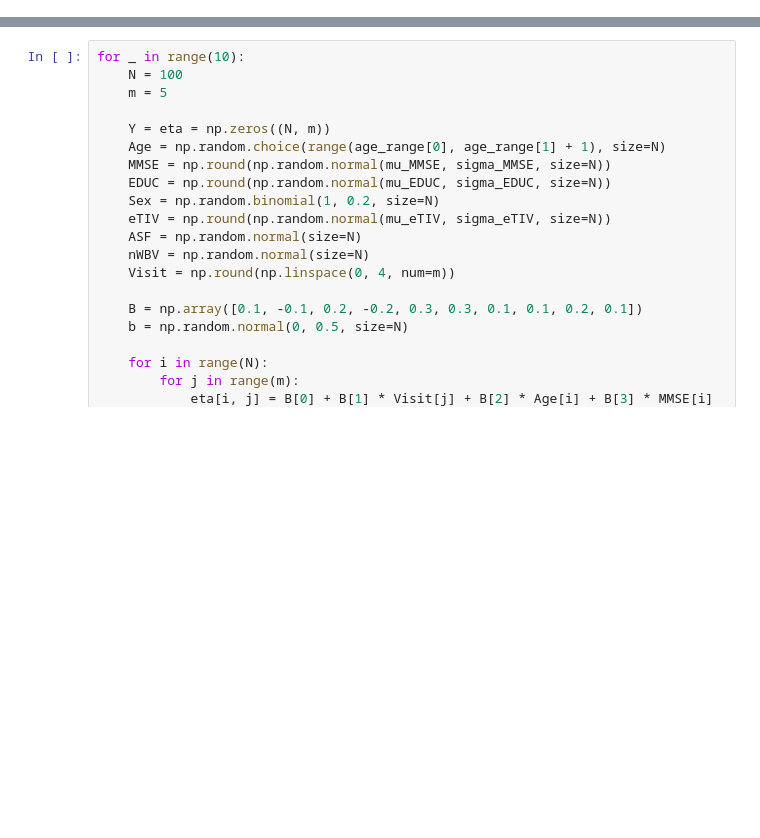
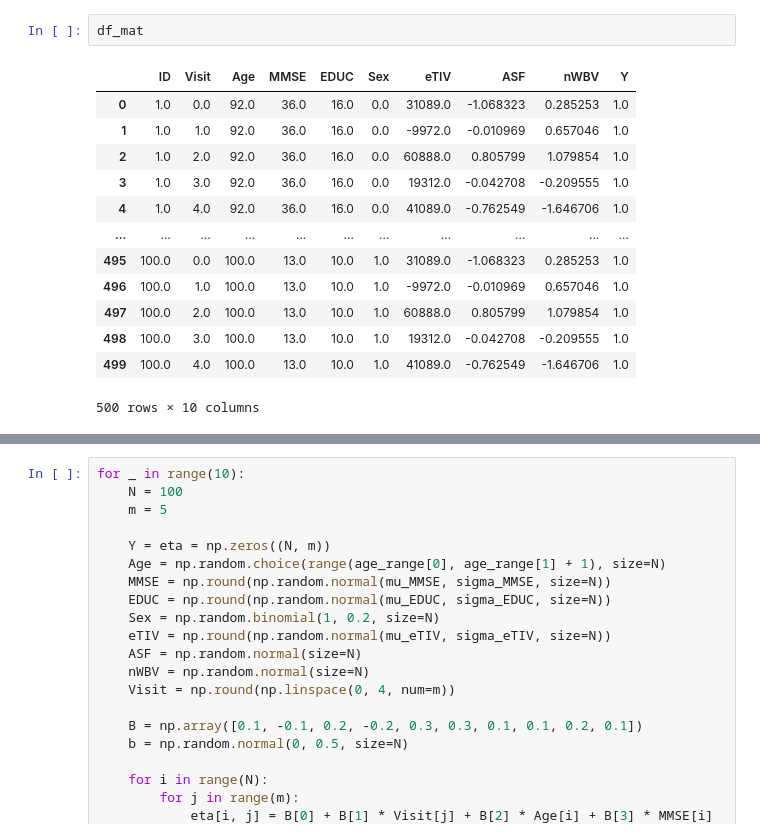
Before and after one commit to amyrmahdy/oasis-brain-project, a Jupyter notebook: data_simulation.ipynb, the cells around one changed output, grey strips where cells are left out. Drawn from its saved outputs; the diff is of its cells as text; blank space fills up the shorter version.

```diff
--- a/data_simulation.ipynb
+++ b/data_simulation.ipynb
@@ -80,0 +77,16 @@ for i in range(N):
+# %%
+df_mat
+# %% [output]
+|  | ID | Visit | Age | MMSE | EDUC | Sex | eTIV | ASF | nWBV | Y |
+| 0 | 1.0 | 0.0 | 92.0 | 36.0 | 16.0 | 0.0 | 31089.0 | -1.068323 | 0.285253 | 1.0 |
+| 1 | 1.0 | 1.0 | 92.0 | 36.0 | 16.0 | 0.0 | -9972.0 | -0.010969 | 0.657046 | 1.0 |
+| 2 | 1.0 | 2.0 | 92.0 | 36.0 | 16.0 | 0.0 | 60888.0 | 0.805799 | 1.079854 | 1.0 |
+| 3 | 1.0 | 3.0 | 92.0 | 36.0 | 16.0 | 0.0 | 19312.0 | -0.042708 | -0.209555 | 1.0 |
+| 4 | 1.0 | 4.0 | 92.0 | 36.0 | 16.0 | 0.0 | 41089.0 | -0.762549 | -1.646706 | 1.0 |
+| ... | ... | ... | ... | ... | ... | ... | ... | ... | ... | ... |
+| 495 | 100.0 | 0.0 | 100.0 | 13.0 | 10.0 | 1.0 | 31089.0 | -1.068323 | 0.285253 | 1.0 |
+| 496 | 100.0 | 1.0 | 100.0 | 13.0 | 10.0 | 1.0 | -9972.0 | -0.010969 | 0.657046 | 1.0 |
+| 497 | 100.0 | 2.0 | 100.0 | 13.0 | 10.0 | 1.0 | 60888.0 | 0.805799 | 1.079854 | 1.0 |
+| 498 | 100.0 | 3.0 | 100.0 | 13.0 | 10.0 | 1.0 | 19312.0 | -0.042708 | -0.209555 | 1.0 |
+| 499 | 100.0 | 4.0 | 100.0 | 13.0 | 10.0 | 1.0 | 41089.0 | -0.762549 | -1.646706 | 1.0 |
+500 rows × 10 columns
```
Also changed, not shown: parts of 10 cells of this notebook.
